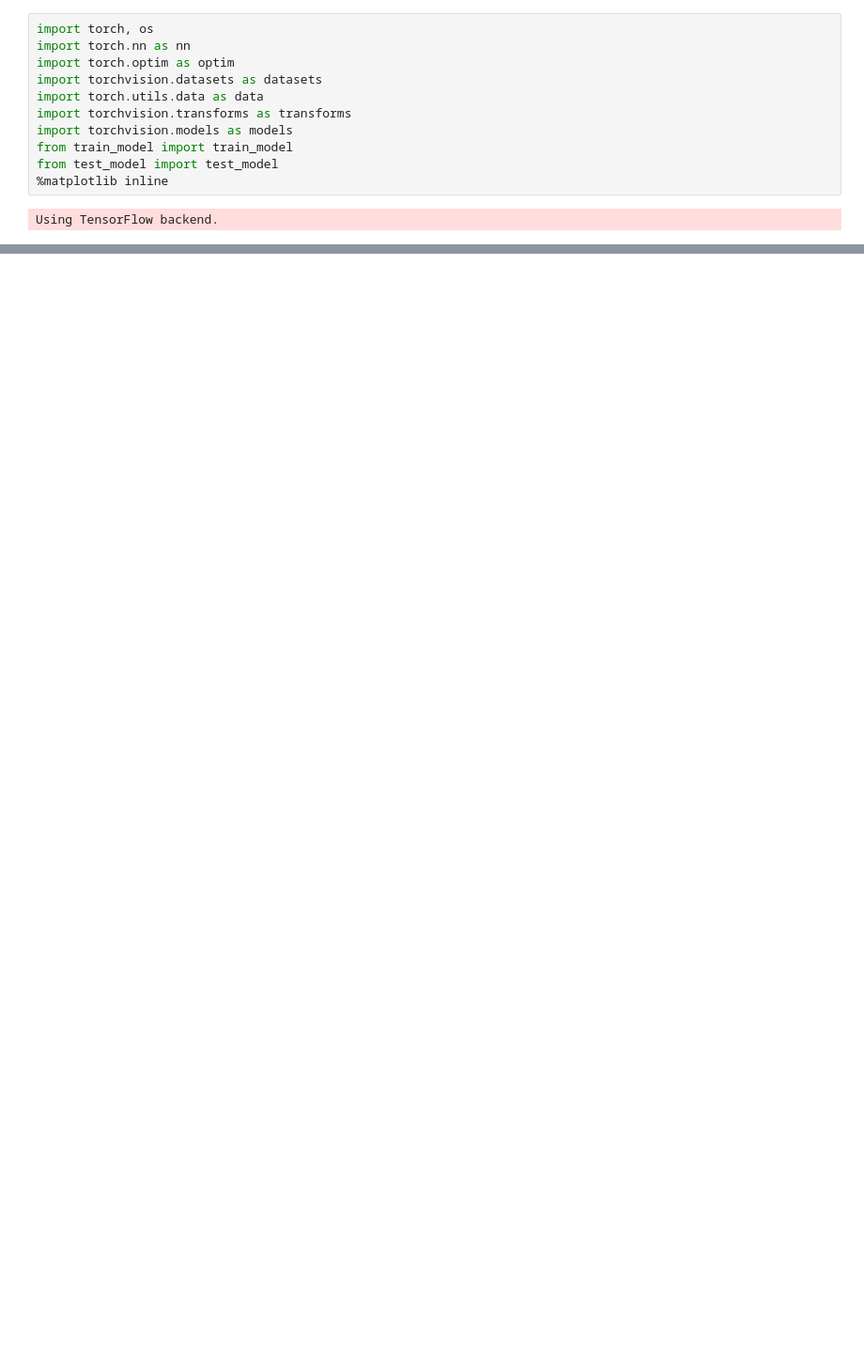
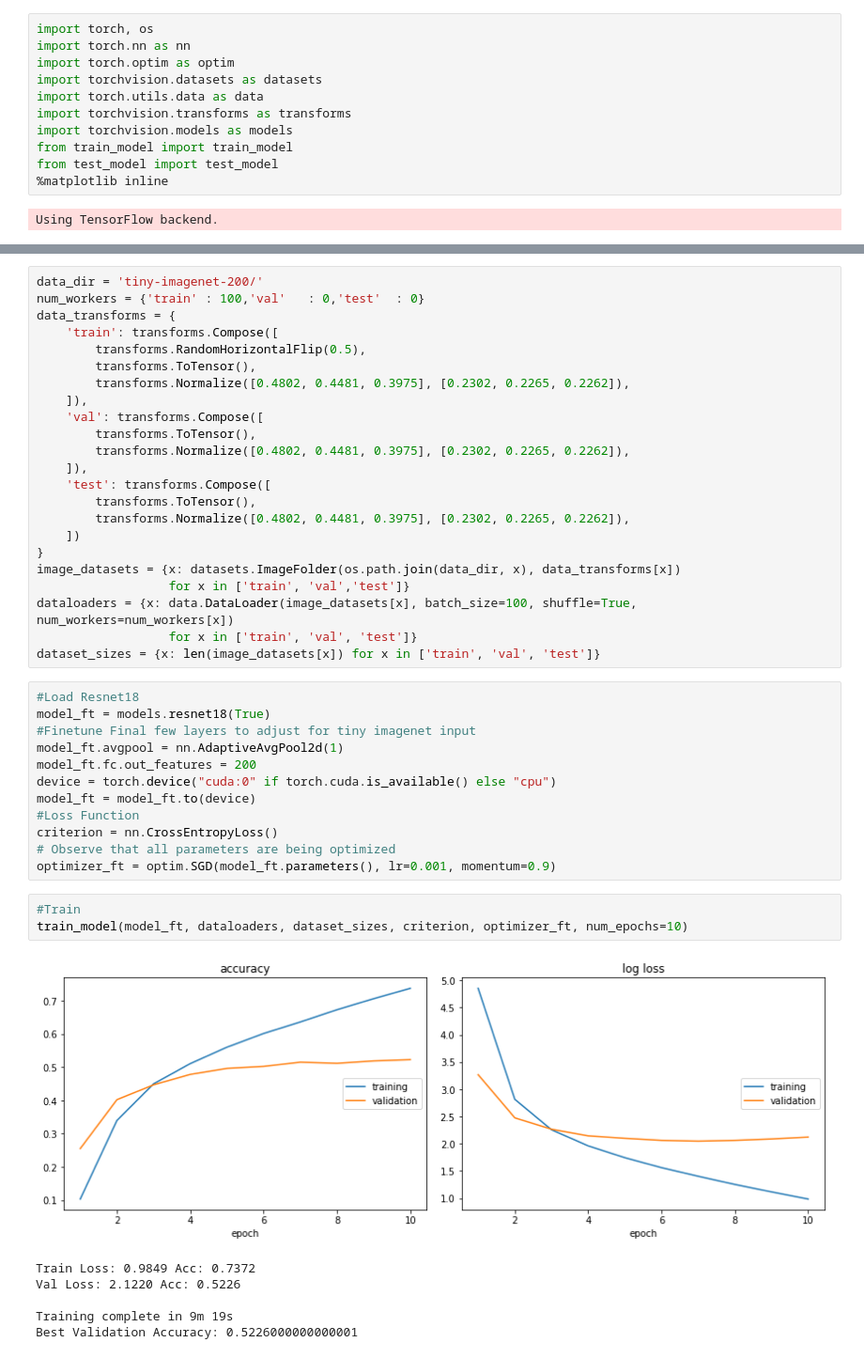
Before and after one commit to tjmoon0104/pytorch-tiny-imagenet, a Jupyter notebook: ResNet18_64.ipynb, the cells around one changed output, grey strips where cells are left out. Shown at 94% size. Saved outputs shown, nothing was run; the diff lists cells and outputs as text; blank space fills up the shorter version.

```diff
--- a/ResNet18_64.ipynb
+++ b/ResNet18_64.ipynb
@@ -92,0 +121,45 @@ Test complete in 0m 3s
+# %%
+data_dir = 'tiny-imagenet-200/'
+num_workers = {'train' : 100,'val'   : 0,'test'  : 0}
+data_transforms = {
+    'train': transforms.Compose([
+        transforms.RandomHorizontalFlip(0.5),
+        transforms.ToTensor(),
+        transforms.Normalize([0.4802, 0.4481, 0.3975], [0.2302, 0.2265, 0.2262]),
+    ]),
+    'val': transforms.Compose([
+        transforms.ToTensor(),
+        transforms.Normalize([0.4802, 0.4481, 0.3975], [0.2302, 0.2265, 0.2262]),
+    ]),
+    'test': transforms.Compose([
+        transforms.ToTensor(),
+        transforms.Normalize([0.4802, 0.4481, 0.3975], [0.2302, 0.2265, 0.2262]),
+    ])
+}
+image_datasets = {x: datasets.ImageFolder(os.path.join(data_dir, x), data_transforms[x])
+                  for x in ['train', 'val','test']}
+dataloaders = {x: data.DataLoader(image_datasets[x], batch_size=100, shuffle=True, num_workers=num_workers[x])
+                  for x in ['train', 'val', 'test']}
+dataset_sizes = {x: len(image_datasets[x]) for x in ['train', 'val', 'test']}
+# %%
+#Load Resnet18
+model_ft = models.resnet18(True)
+#Finetune Final few layers to adjust for tiny imagenet input
+model_ft.avgpool = nn.AdaptiveAvgPool2d(1)
+model_ft.fc.out_features = 200
+device = torch.device("cuda:0" if torch.cuda.is_available() else "cpu")
+model_ft = model_ft.to(device)
+#Loss Function
+criterion = nn.CrossEntropyLoss()
+# Observe that all parameters are being optimized
+optimizer_ft = optim.SGD(model_ft.parameters(), lr=0.001, momentum=0.9)
+# %%
+#Train
+train_model(model_ft, dataloaders, dataset_sizes, criterion, optimizer_ft, num_epochs=10)
+# %% [output]
+[figure, added]
+Train Loss: 0.9849 Acc: 0.7372
+Val Loss: 2.1220 Acc: 0.5226
+
+Training complete in 9m 19s
+Best Validation Accuracy: 0.5226000000000001
```
Also changed, not shown: parts of 15 cells of this notebook, 3 other files.
